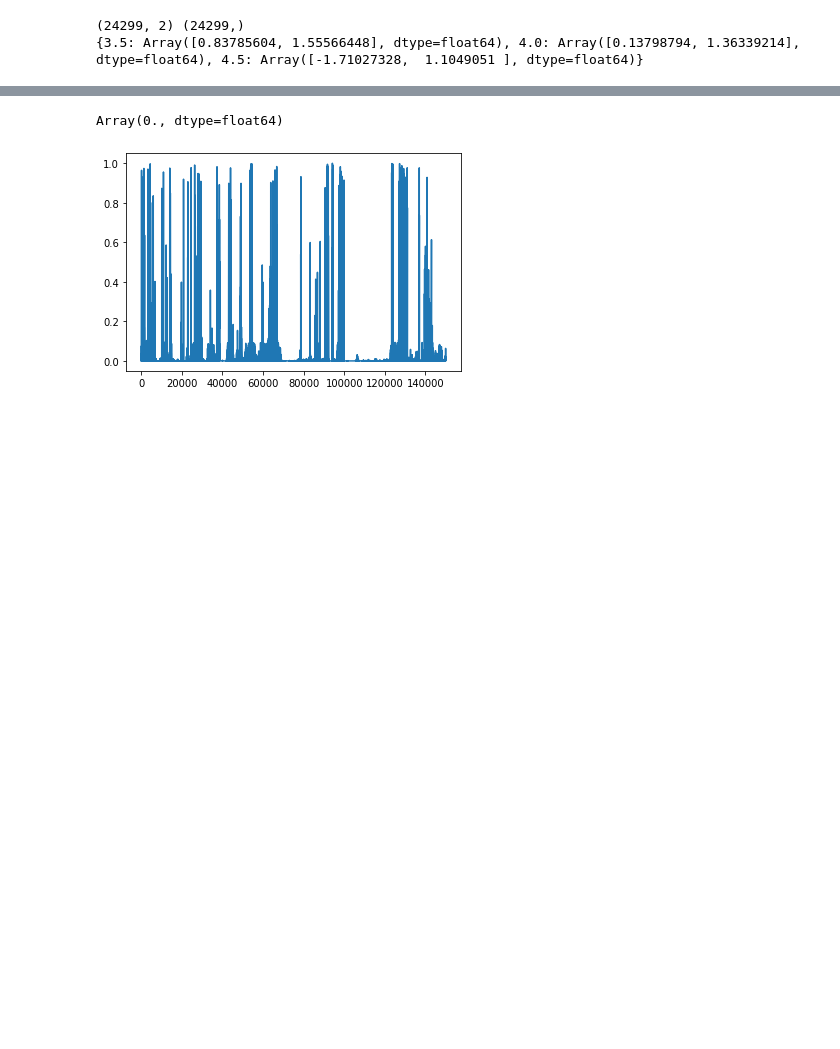
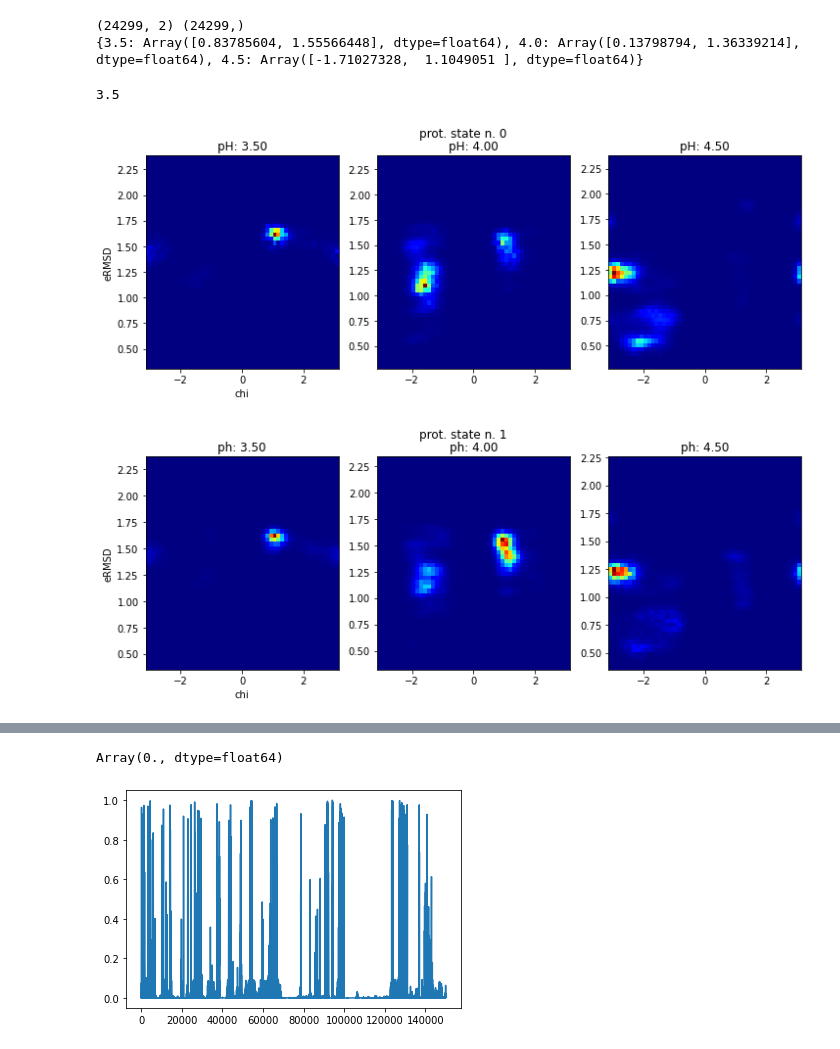
Before and after one commit to Tomfersil/pH-integration, a Jupyter notebook: ph_refine.ipynb, the cells around one changed output, grey strips where cells are left out. Saved outputs shown, nothing was run; the diff lists cells and outputs as text; code cells hidden in the pictures; blank space fills up the shorter version.

```diff
--- a/ph_refine.ipynb
+++ b/ph_refine.ipynb
@@ -561 +713,34 @@ print(avs)
+# %%
+ph
+# %% [output]
+3.5
+# %%
+n_prot = 0
+
+fig, axs = plt.subplots(1, 3, figsize=(12, 4))
+plt.suptitle('prot. state n. %i' % n_prot)
+
+for i, ph in enumerate(ph_vals):
+    axs[i].hist2d(obs[n_prot][ph][:, 0], obs[n_prot][ph][:, 1], weights=ws[n_prot][ph], bins=50, cmap='jet')[2]
+    axs[i].set_title('pH: %.2f' % ph)
+axs[0].set_xlabel(obs_names[0])
+axs[0].set_ylabel(obs_names[1])
+
+plt.savefig('Images/mismatch_2d_%i.pdf' % n_prot, format='pdf', bbox_inches='tight')
+
+n_prot = 1
+
+fig, axs = plt.subplots(1, 3, figsize=(12, 4))
+plt.suptitle('prot. state n. %i' % n_prot)
+
+for i, ph in enumerate(ph_vals):
+    axs[i].hist2d(obs[n_prot][ph][:, 0], obs[n_prot][ph][:, 1], weights=ws[n_prot][ph], bins=50, cmap='jet')[2]
+    axs[i].set_title('ph: %.2f' % ph)
+axs[0].set_xlabel(obs_names[0])
+axs[0].set_ylabel(obs_names[1])
+
+plt.savefig('Images/mismatch_2d_%i.pdf' % n_prot, format='pdf', bbox_inches='tight')
+# %% [output]
+[figure, added]
+[figure, added]
 # %%
```
Also changed, not shown: parts of 31 cells of this notebook.
